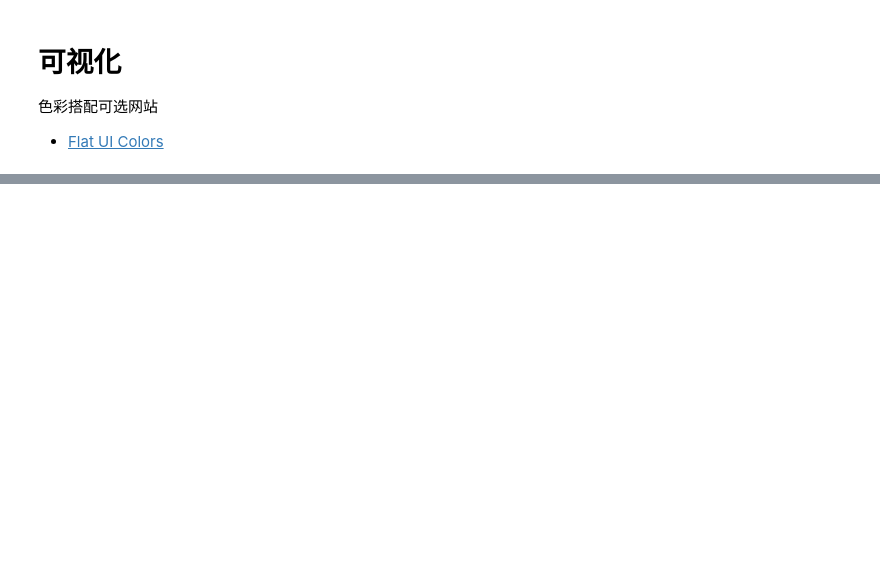
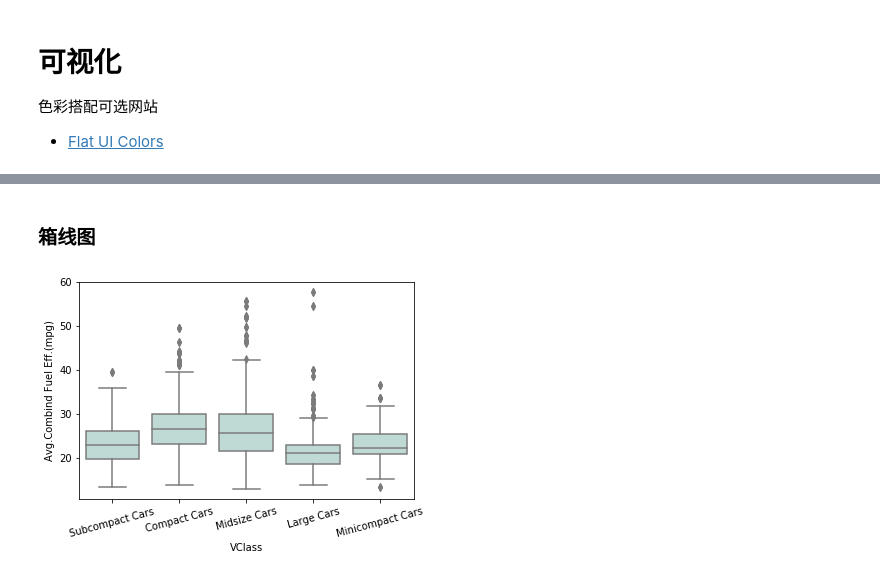
Before and after one commit to DepInjoy/PythonGrammarFoundation, a Jupyter notebook: jupyters/Visualization.ipynb, the cells around one changed output, grey strips where cells are left out. Cells and saved outputs as stored; diff of their text form; code cells hidden in the pictures; blank space fills up the shorter version.

```diff
--- a/jupyters/Visualization.ipynb
+++ b/jupyters/Visualization.ipynb
@@ -5,0 +54,9 @@
+# %% [markdown]
+### 箱线图
+# %%
+sns.boxplot(data=df_fuel_econ, x="VClass", y="comb",\
+        color=sns.color_palette()[0])
+plt.xticks(rotation = 15)
+plt.ylabel("Avg.Combind Fuel Eff.(mpg)");
+# %% [output]
+[figure, added]
```
Also changed, not shown: parts of 21 cells of this notebook.
